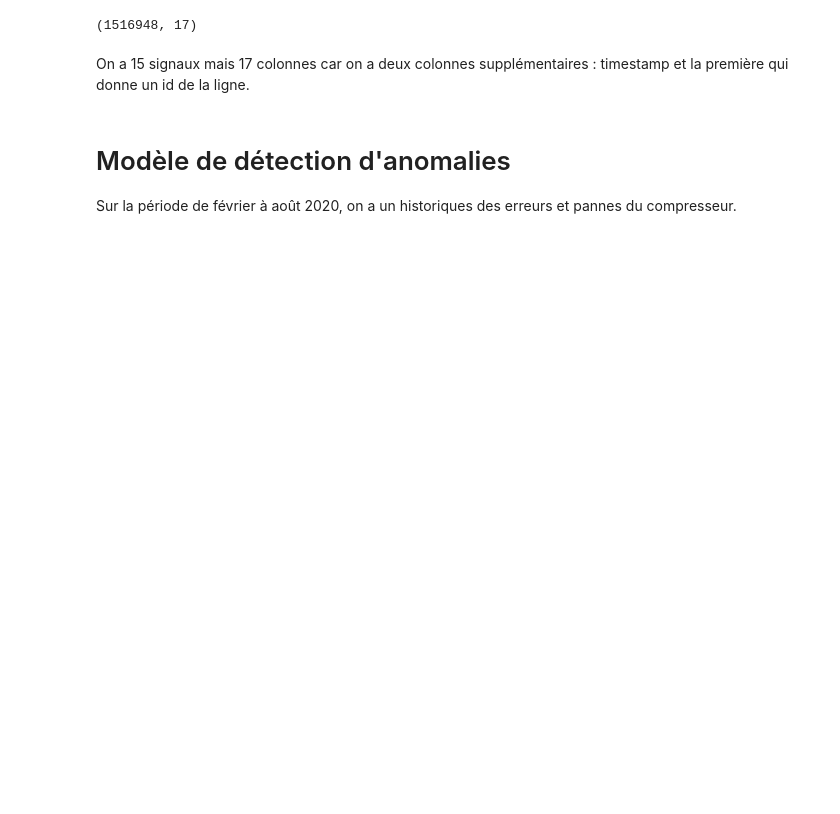
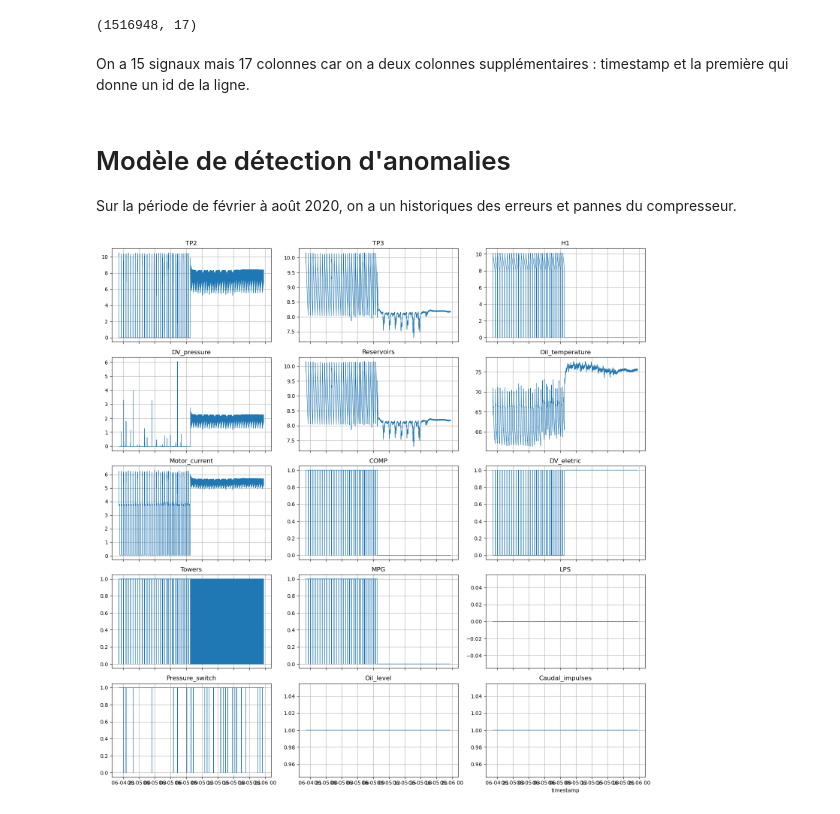
Before and after one commit to lisasko/MetroPT-3, a Jupyter notebook: BE.ipynb, the cells around one changed output. Cells and saved outputs as stored; diff of their text form; code cells hidden in the pictures; blank space fills up the shorter version.

```diff
--- a/BE.ipynb
+++ b/BE.ipynb
@@ -36,3 +36,57 @@ On a 15 signaux mais 17 colonnes car on a deux colonnes supplémentaires : times
 # Modèle de détection d'anomalies
 
 Sur la période de février à août 2020, on a un historiques des erreurs et pannes du compresseur.
+# %%
+import numpy as np
+
+# Extraire 1000 lignes autour de "2020-04-18 00:00:00"
+# (Utilise le dataframe `df` déjà présent dans le notebook.)
+
+# s'assurer que la colonne timestamp est en datetime
+if not pd.api.types.is_datetime64_any_dtype(df['timestamp']):
+    df['timestamp'] = pd.to_datetime(df['timestamp'])
+
+target = pd.to_datetime("6/5/2020 10:00")
+
+# trouver l'index de la ligne la plus proche du target
+closest_idx = (df['timestamp'] - target).abs().idxmin()
+pos = df.index.get_loc(closest_idx)
+
+n = 10000
+half = n // 2
+start = max(0, pos - half)
+end = start + n
+if end > len(df):
+    end = len(df)
+    start = max(0, end - n)
+
+df_around_failure = df.iloc[start:end].copy()
+
+import matplotlib.pyplot as plt
+
+# select numeric features (exclude index-like columns)
+num_cols = df_around_failure.select_dtypes(include='number').columns.tolist()
+if 'Unnamed: 0' in num_cols:
+    num_cols.remove('Unnamed: 0')
+
+n = len(num_cols)
+cols = 3
+rows = int(np.ceil(n / cols))
+
+fig, axes = plt.subplots(rows, cols, figsize=(15, 3 * rows), sharex=True)
+axes = axes.flatten()
+
+for i, col in enumerate(num_cols):
+    axes[i].plot(df_around_failure['timestamp'], df_around_failure[col], lw=0.8)
+    axes[i].set_title(col)
+    axes[i].grid(True)
+
+# turn off any unused subplots
+for j in range(n, len(axes)):
+    axes[j].axis('off')
+
+plt.xlabel('timestamp')
+plt.tight_layout()
+plt.show()
+# %% [output]
+[figure, added]
```
Also changed, not shown: parts of 10 cells of this notebook, 1 other file.
